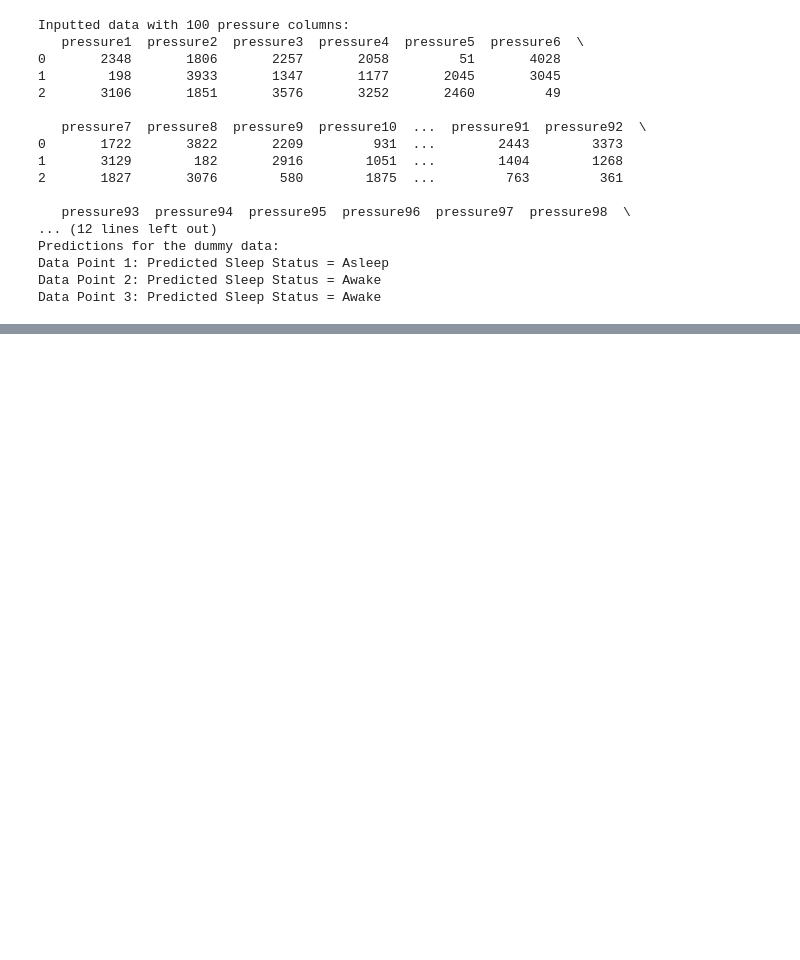
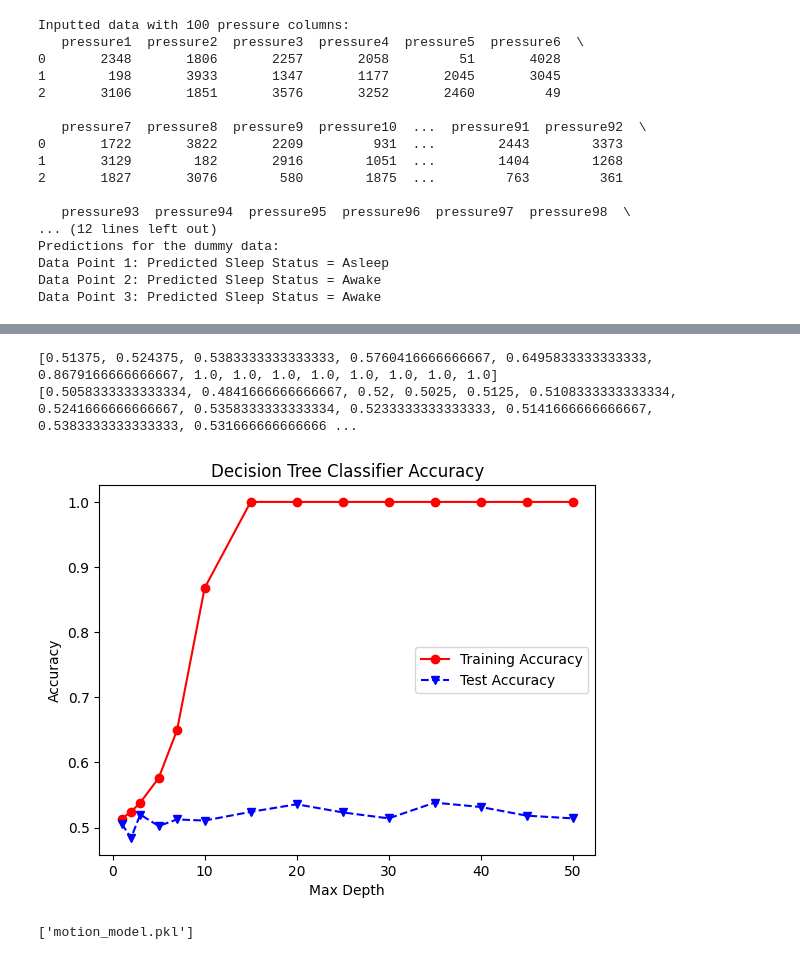
Before and after one commit to x3Grim/CSC2106_IoT_HomeAutomation, a Jupyter notebook: ai/model.ipynb, the cells around one changed output, grey strips where cells are left out. Drawn from its saved outputs; the diff is of its cells as text; code cells hidden in the pictures; blank space fills up the shorter version.

```diff
--- a/ai/model.ipynb
+++ b/ai/model.ipynb
@@ -157,0 +218,47 @@ Data Point 3: Predicted Sleep Status = Awake
+# %%
+import pandas as pd
+from sklearn.model_selection import train_test_split, GridSearchCV
+from sklearn.metrics import accuracy_score
+from sklearn.tree import DecisionTreeClassifier
+import matplotlib.pyplot as plt
+
+df = pd.read_csv('dummy_motion_dataset.csv')
+X = df.drop(['sleep'], axis=1)
+y = df['sleep']
+X_train, X_test, y_train, y_test = train_test_split(X, y, test_size=0.2, random_state=42)
+max_depths = [1, 2, 3, 5, 7, 10, 15, 20, 25, 30, 35, 40, 45, 50]
+
+trainAcc = []
+testAcc = []
+for depth in max_depths:
+    clf = DecisionTreeClassifier(max_depth=depth)
+    clf.fit(X_train, y_train)
+    y_pred_train = clf.predict(X_train)
+    y_pred_test = clf.predict(X_test)
+    trainAcc.append(accuracy_score(y_train, y_pred_train))
+    testAcc.append(accuracy_score(y_test, y_pred_test))
+print(trainAcc)
+print(testAcc)
+plt.plot(max_depths, trainAcc, 'ro-', label='Training Accuracy')
+plt.plot(max_depths, testAcc, 'bv--', label='Test Accuracy')
+plt.legend()
+plt.xlabel('Max Depth')
+plt.ylabel('Accuracy')
+plt.title('Decision Tree Classifier Accuracy')
+plt.show()
+# %% [output]
+[0.51375, 0.524375, 0.5383333333333333, 0.5760416666666667, 0.6495833333333333, 0.8679166666666667, 1.0, 1.0, 1.0, 1.0, 1.0, 1.0, 1.0, 1.0]
+[0.5058333333333334, 0.4841666666666667, 0.52, 0.5025, 0.5125, 0.5108333333333334, 0.5241666666666667, 0.5358333333333334, 0.5233333333333333, 0.5141666666666667, 0.5383333333333333, 0.531666666666666 ...
+[figure, added]
+# %%
+import pandas as pd
+from sklearn.tree import DecisionTreeClassifier
+import joblib
+df = pd.read_csv('dummy_motion_dataset.csv')
+X = df.drop(['sleep'], axis=1)
+y = df['sleep']
+clf = DecisionTreeClassifier(max_depth=20)
+clf.fit(X, y)
+joblib.dump(clf, 'motion_model.pkl')
+# %% [output]
+['motion_model.pkl']
```
Also changed, not shown: parts of 10 cells of this notebook, 7 other files.
